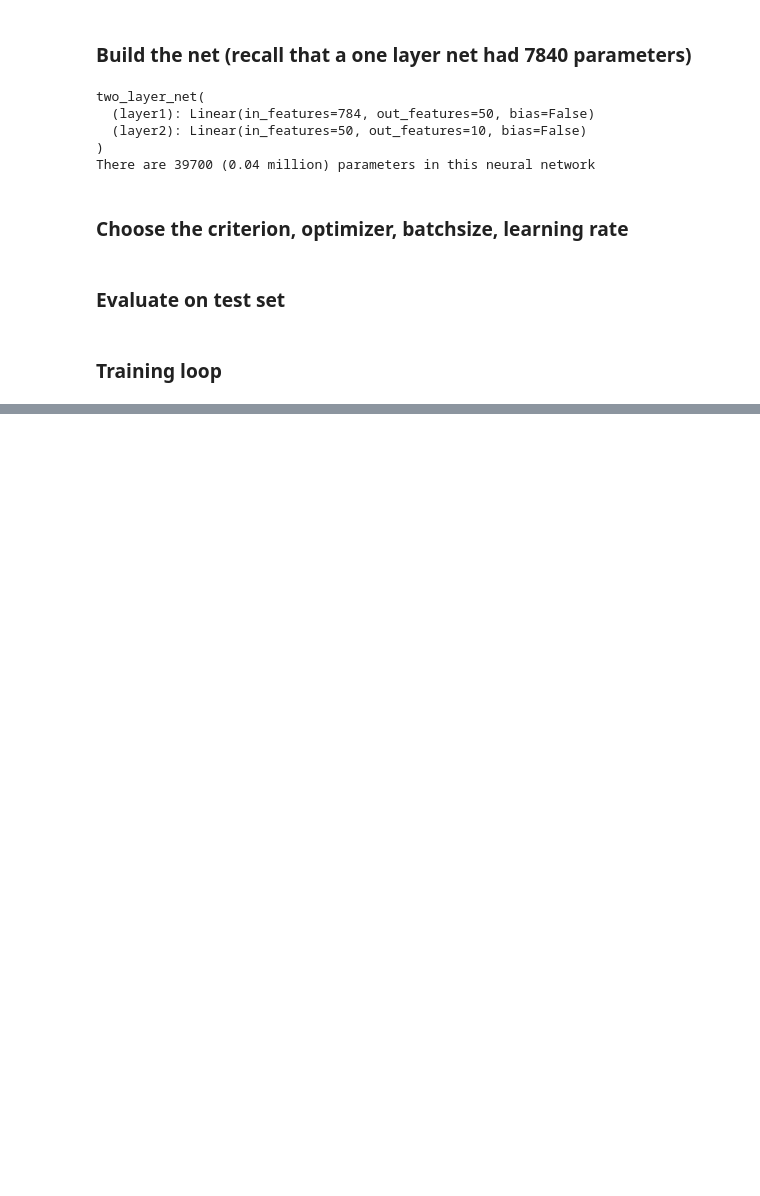
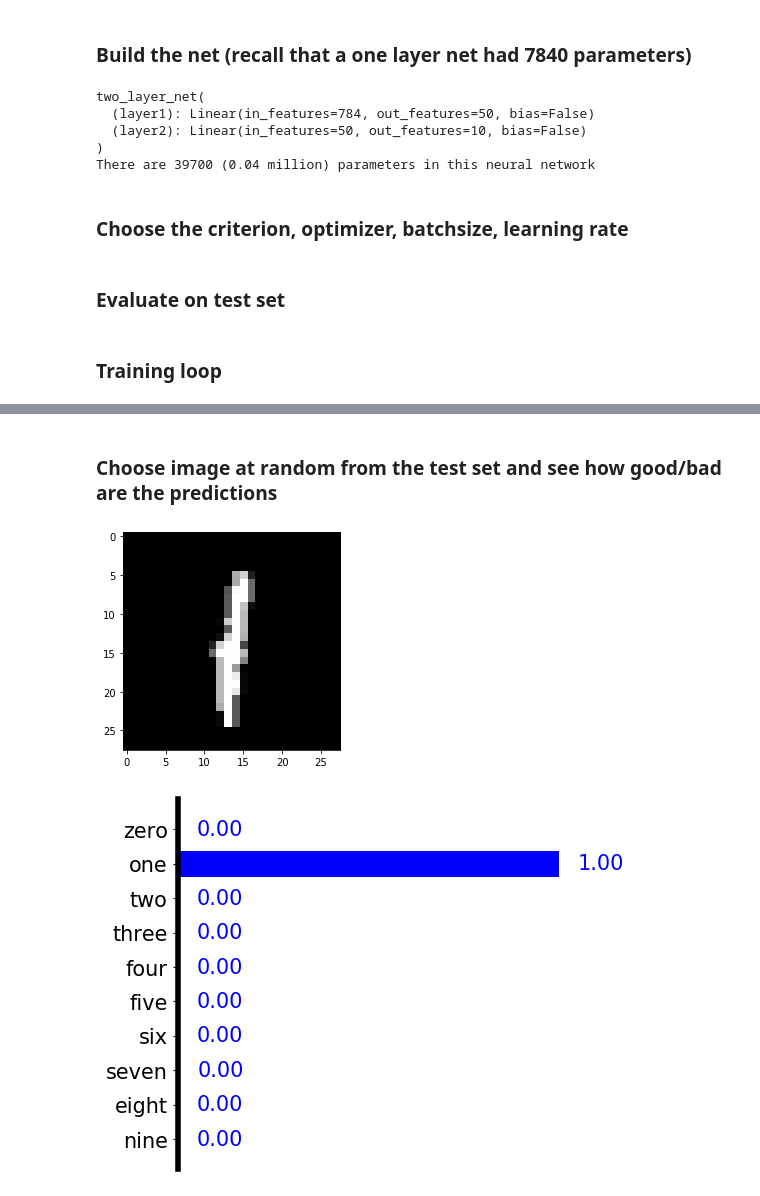
Before and after one commit to alantanlc/CE7454_2019, a Jupyter notebook: codes/labs_lecture06/lab01_mnist_multilayer/mnist_multilayer_demo_alan.ipynb, the cells around one changed output, grey strips where cells are left out. Saved outputs shown, nothing was run; the diff lists cells and outputs as text; code cells hidden in the pictures; blank space fills up the shorter version.

```diff
--- a/codes/labs_lecture06/lab01_mnist_multilayer/mnist_multilayer_demo_alan.ipynb
+++ b/codes/labs_lecture06/lab01_mnist_multilayer/mnist_multilayer_demo_alan.ipynb
@@ -162,0 +163,17 @@ test error =  2.6000005245208744 percent
+# %% [markdown]
+### Choose image at random from the test set and see how good/bad are the predictions
+# %%
+# choose a picture at random
+idx = randint(0, 10000-1)
+im = test_data[idx]
+
+# display the picture
+utils.show(im)
+
+# feed it to the net and display the confidence scores
+scores = net(im.view(1, 784))
+prob = F.softmax(scores, dim=1)
+utils.show_prob_mnist(prob)
+# %% [output]
+[figure, added]
+[figure, added]
```
Also changed, not shown: parts of 1 cell of this notebook, 2 other files.
